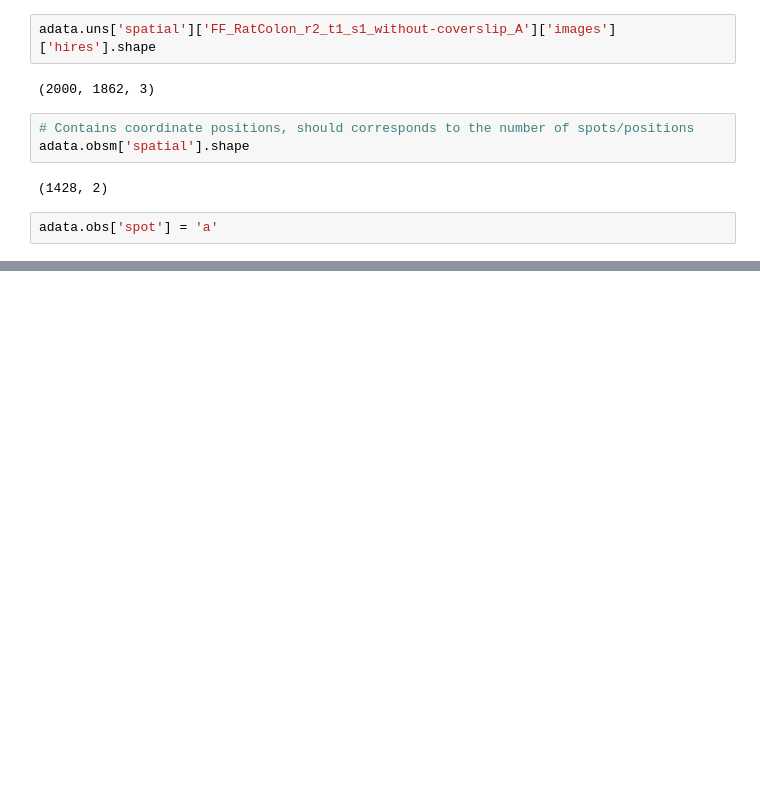
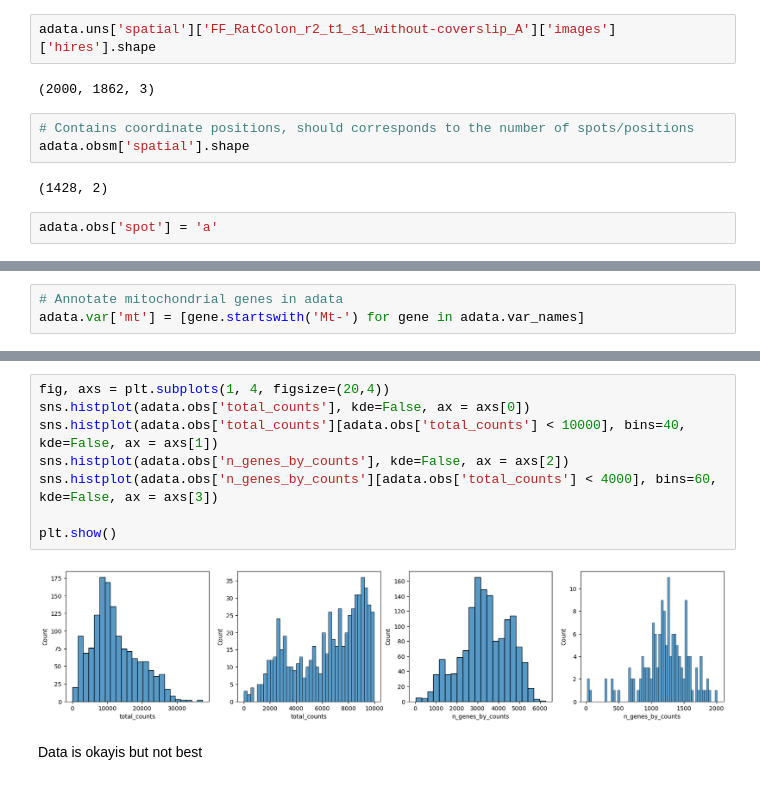
Before and after one commit to ThorstenCodes/spatial-transcriptomics-demo, a Jupyter notebook: dataset2_python/scripts/Preprocessing.ipynb, the cells around one changed output, grey strips where cells are left out. Drawn from its saved outputs; the diff is of its cells as text; blank space fills up the shorter version.

```diff
--- a/dataset2_python/scripts/Preprocessing.ipynb
+++ b/dataset2_python/scripts/Preprocessing.ipynb
@@ -88,0 +96,3 @@ sc.pl.spatial(adata, color='spot')
+# %%
+# Annotate mitochondrial genes in adata
+adata.var['mt'] = [gene.startswith('Mt-') for gene in adata.var_names]
@@ -88,0 +119,12 @@ sc.pl.spatial(adata, color='spot')
+# %%
+fig, axs = plt.subplots(1, 4, figsize=(20,4))
+sns.histplot(adata.obs['total_counts'], kde=False, ax = axs[0])
+sns.histplot(adata.obs['total_counts'][adata.obs['total_counts'] < 10000], bins=40, kde=False, ax = axs[1])
+sns.histplot(adata.obs['n_genes_by_counts'], kde=False, ax = axs[2])
+sns.histplot(adata.obs['n_genes_by_counts'][adata.obs['total_counts'] < 4000], bins=60, kde=False, ax = axs[3])
+
+plt.show()
+# %% [output]
+[figure, added]
+# %% [markdown]
+Data is okayis but not best
```
Also changed, not shown: parts of 12 cells of this notebook.
